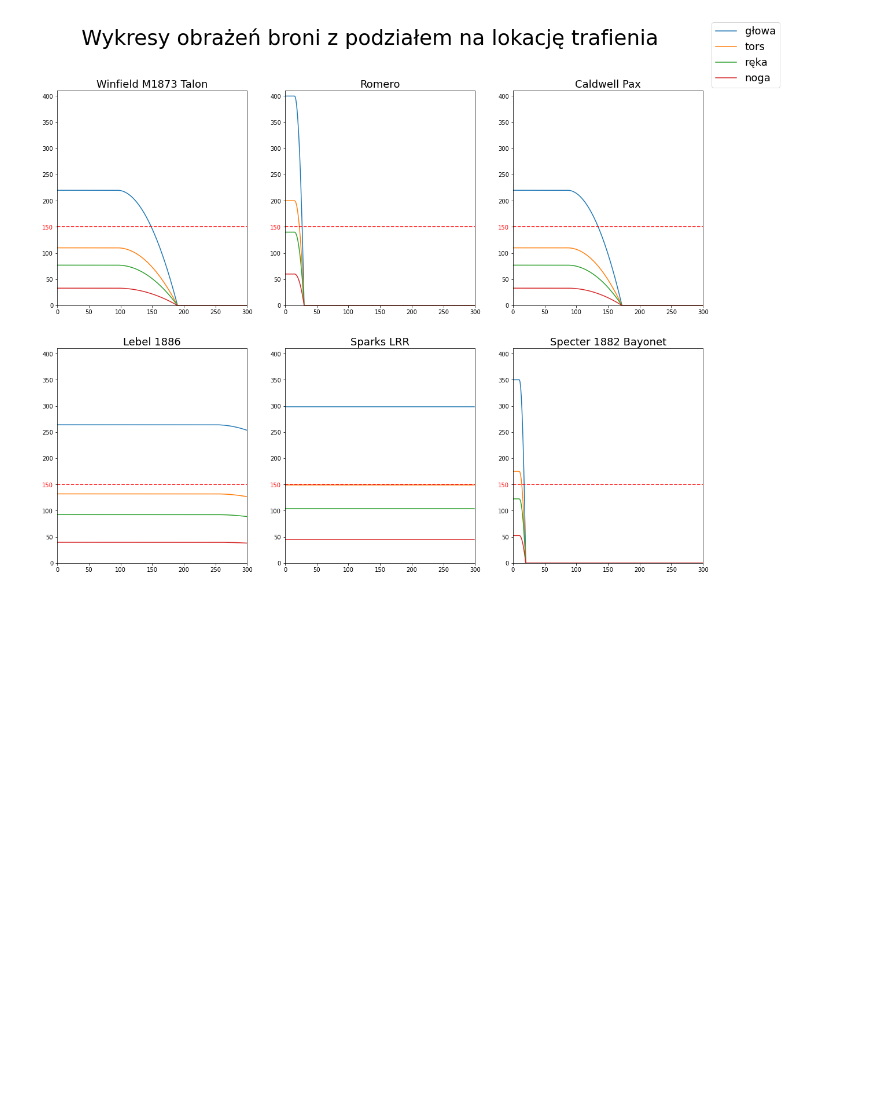
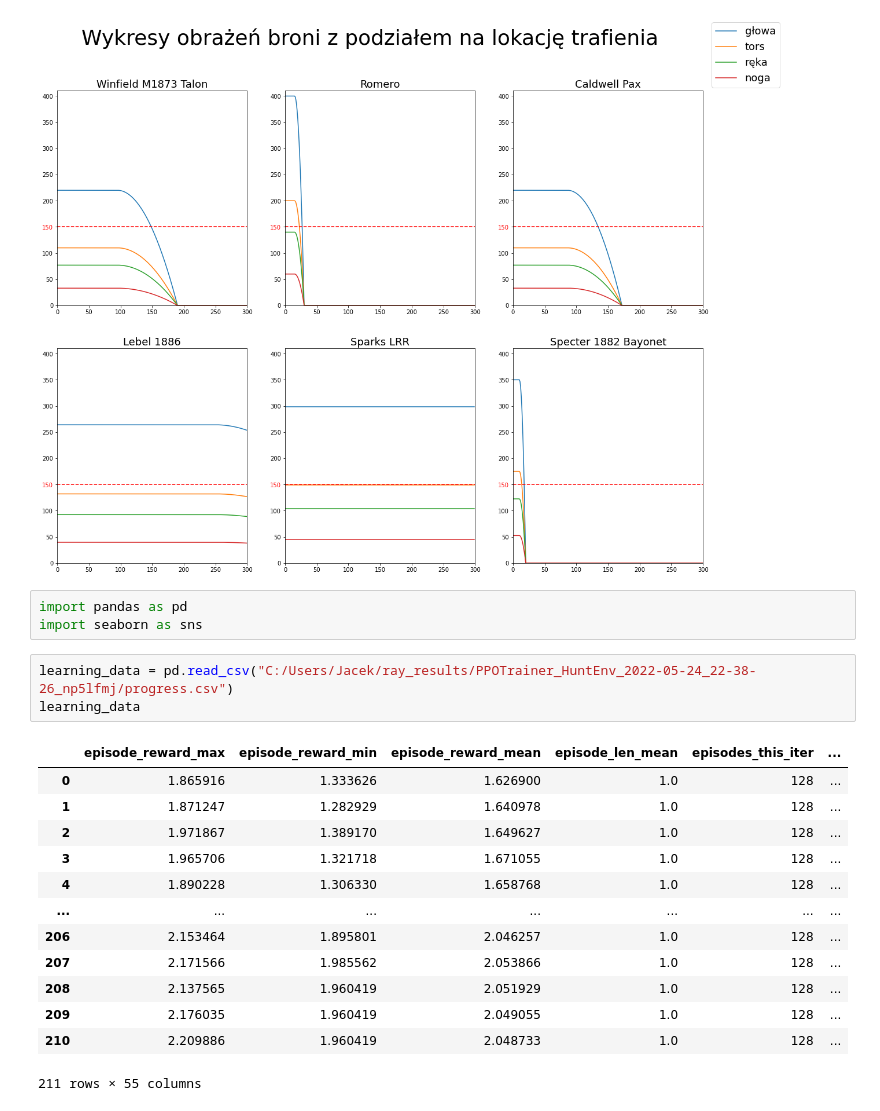
Before and after one commit to MilkSilk/masters_thesis, a Jupyter notebook: game_balance/src/figure_generation.ipynb, the cells around one changed output. Cells and saved outputs as stored; diff of their text form; blank space fills up the shorter version.

```diff
--- a/game_balance/src/figure_generation.ipynb
+++ b/game_balance/src/figure_generation.ipynb
@@ -115,3 +115,23 @@ figure.legend(["głowa", "tors", "ręka", "noga"], prop={'size': 18})
 # %% [output]
 <matplotlib.legend.Legend at 0x...>
 [figure]
+# %%
+import pandas as pd
+import seaborn as sns
+# %%
+learning_data = pd.read_csv("C:/Users/Jacek/ray_results/PPOTrainer_HuntEnv_2022-05-24_22-38-26_np5lfmj/progress.csv")
+learning_data
+# %% [output]
+|  | episode_reward_max | episode_reward_min | episode_reward_mean | episode_len_mean | episodes_this_iter | ... |
+| 0 | 1.865916 | 1.333626 | 1.626900 | 1.0 | 128 | ... |
+| 1 | 1.871247 | 1.282929 | 1.640978 | 1.0 | 128 | ... |
+| 2 | 1.971867 | 1.389170 | 1.649627 | 1.0 | 128 | ... |
+| 3 | 1.965706 | 1.321718 | 1.671055 | 1.0 | 128 | ... |
+| 4 | 1.890228 | 1.306330 | 1.658768 | 1.0 | 128 | ... |
+| ... | ... | ... | ... | ... | ... | ... |
+| 206 | 2.153464 | 1.895801 | 2.046257 | 1.0 | 128 | ... |
+| 207 | 2.171566 | 1.985562 | 2.053866 | 1.0 | 128 | ... |
+| 208 | 2.137565 | 1.960419 | 2.051929 | 1.0 | 128 | ... |
+| 209 | 2.176035 | 1.960419 | 2.049055 | 1.0 | 128 | ... |
+| 210 | 2.209886 | 1.960419 | 2.048733 | 1.0 | 128 | ... |
+211 rows × 55 columns
```
Also changed, not shown: parts of 6 cells of this notebook.
